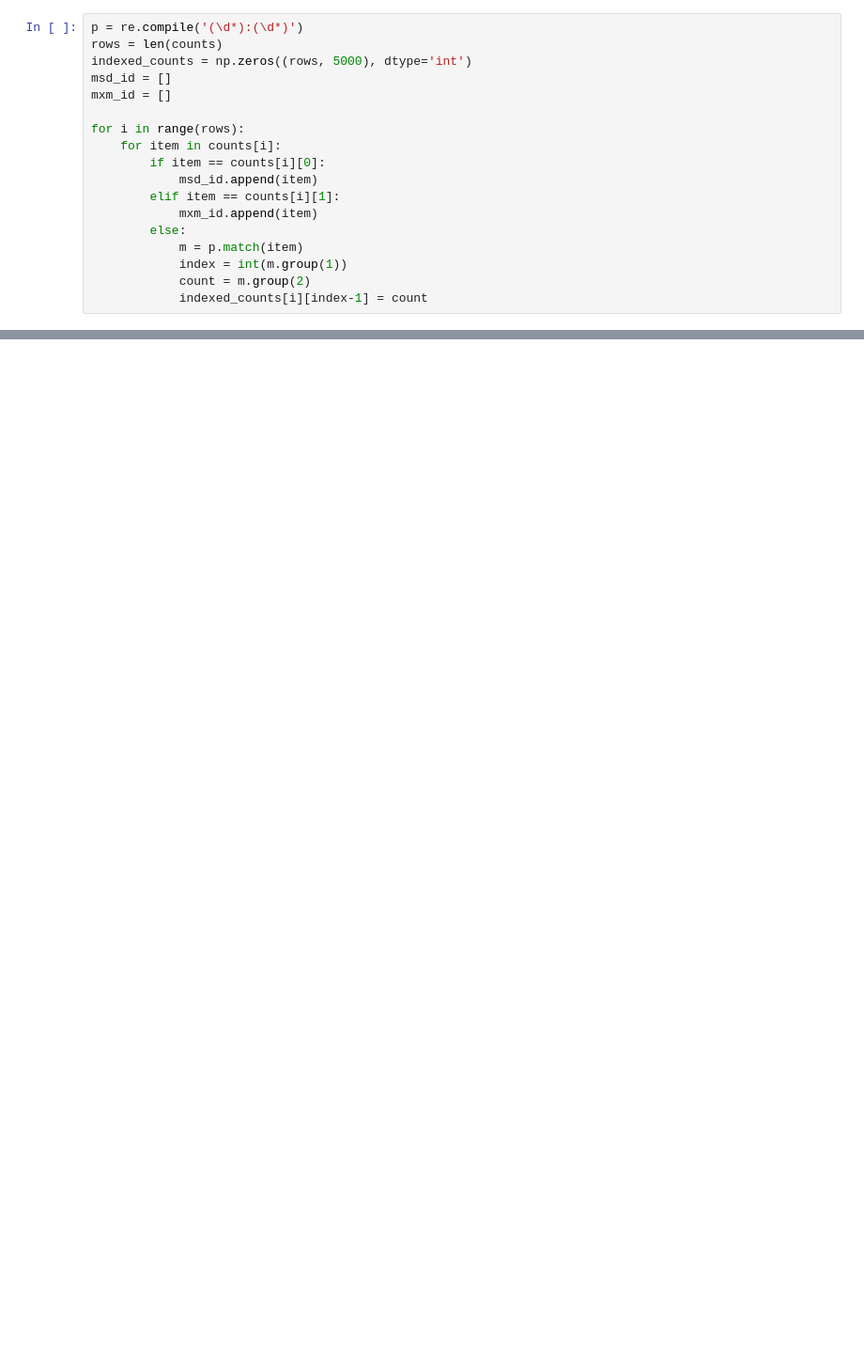
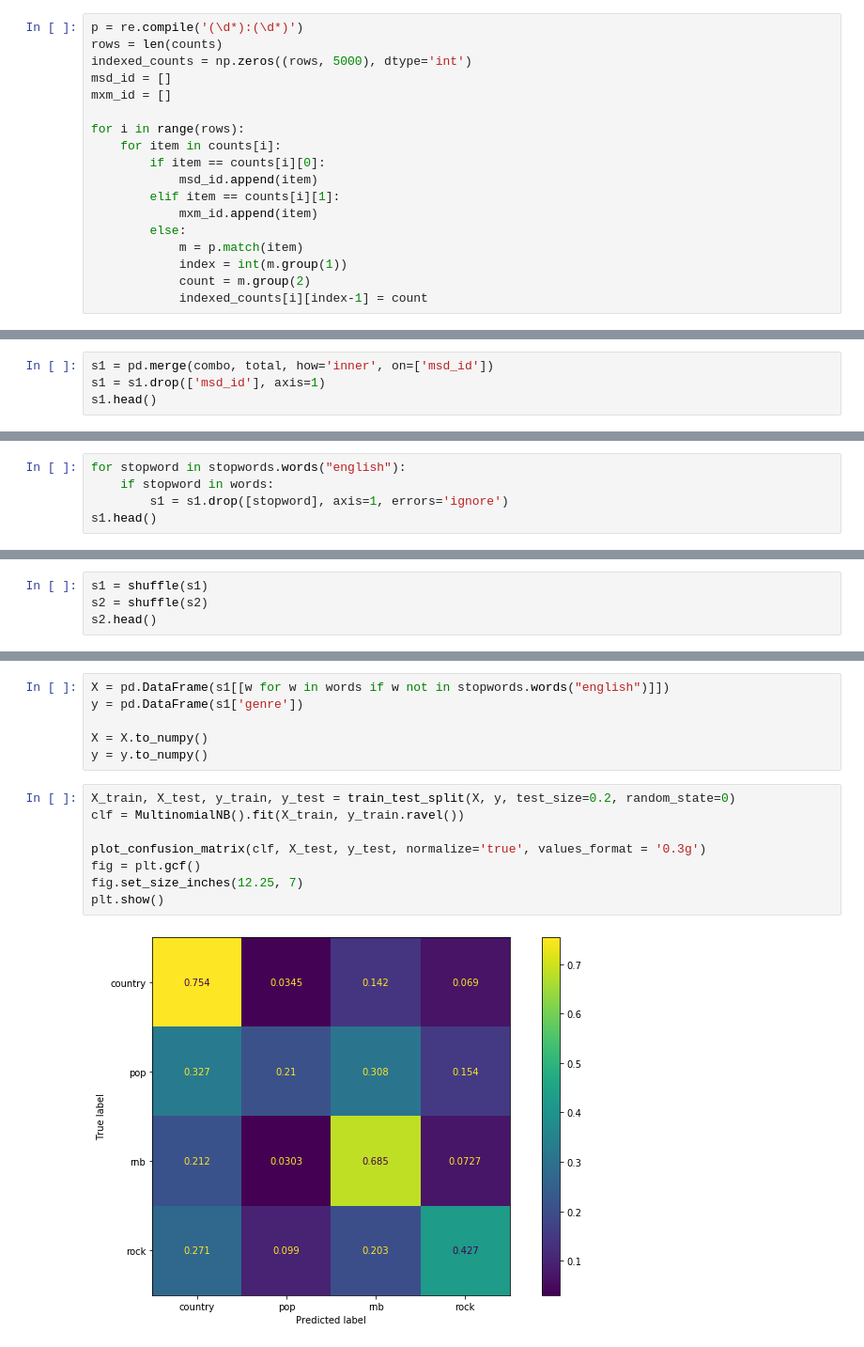
Before and after one commit to smithaustin/song-genre-classification, a Jupyter notebook: seng474_project.ipynb, the cells around one changed output, grey strips where cells are left out. Shown at 94% size. Cells and saved outputs as stored; diff of their text form; blank space fills up the shorter version.

Commit message:
Updated bag of words model with NLTK

```diff
--- a/seng474_project.ipynb
+++ b/seng474_project.ipynb
@@ -74,0 +92,4 @@ combo.head()
+# %%
+s1 = pd.merge(combo, total, how='inner', on=['msd_id'])
+s1 = s1.drop(['msd_id'], axis=1)
+s1.head()
@@ -74,0 +150,5 @@ combo.head()
+# %%
+for stopword in stopwords.words("english"):
+    if stopword in words:
+        s1 = s1.drop([stopword], axis=1, errors='ignore')
+s1.head()
@@ -74,0 +176,4 @@ combo.head()
+# %%
+s1 = shuffle(s1)
+s2 = shuffle(s2)
+s2.head()
@@ -74,0 +188,16 @@ combo.head()
+# %%
+X = pd.DataFrame(s1[[w for w in words if w not in stopwords.words("english")]])
+y = pd.DataFrame(s1['genre'])
+
+X = X.to_numpy()
+y = y.to_numpy()
+# %%
+X_train, X_test, y_train, y_test = train_test_split(X, y, test_size=0.2, random_state=0)
+clf = MultinomialNB().fit(X_train, y_train.ravel())
+
+plot_confusion_matrix(clf, X_test, y_test, normalize='true', values_format = '0.3g')
+fig = plt.gcf()
+fig.set_size_inches(12.25, 7)
+plt.show()
+# %% [output]
+[figure, added]
```
Also changed, not shown: parts of 17 cells of this notebook.
